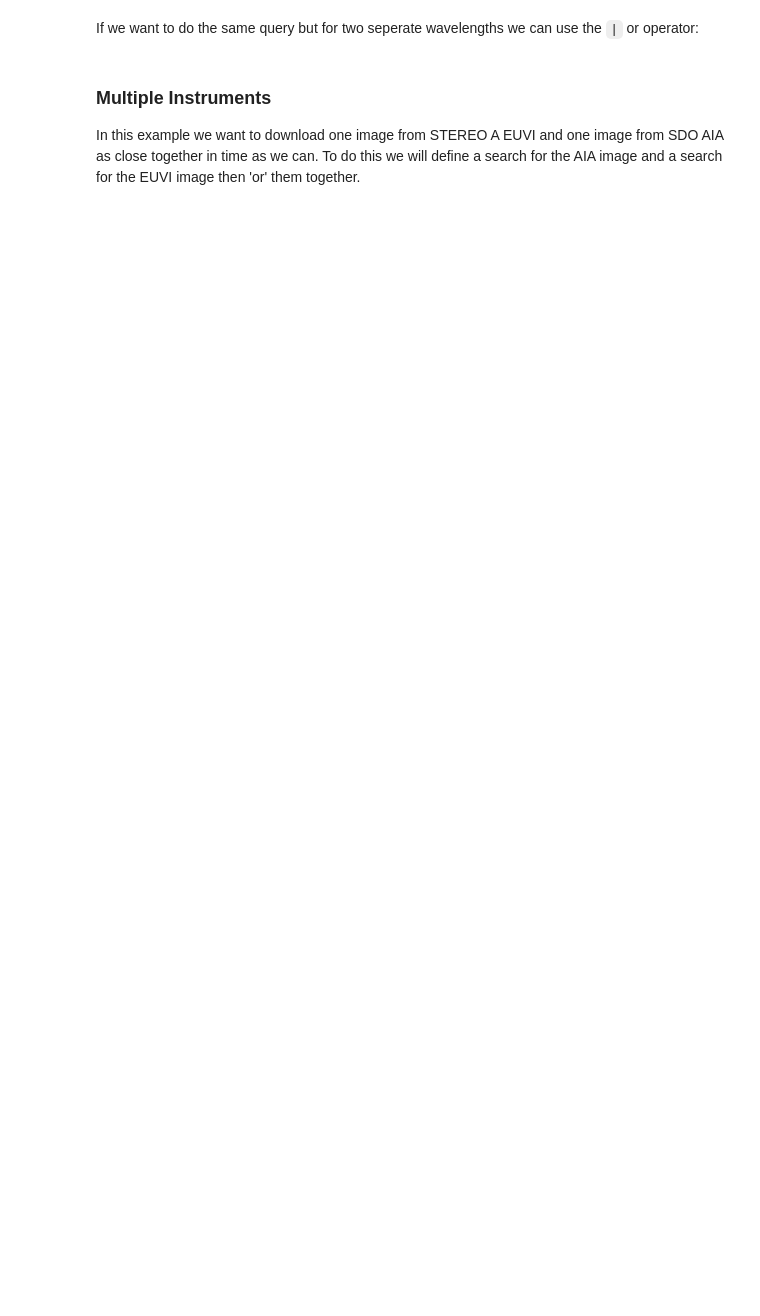
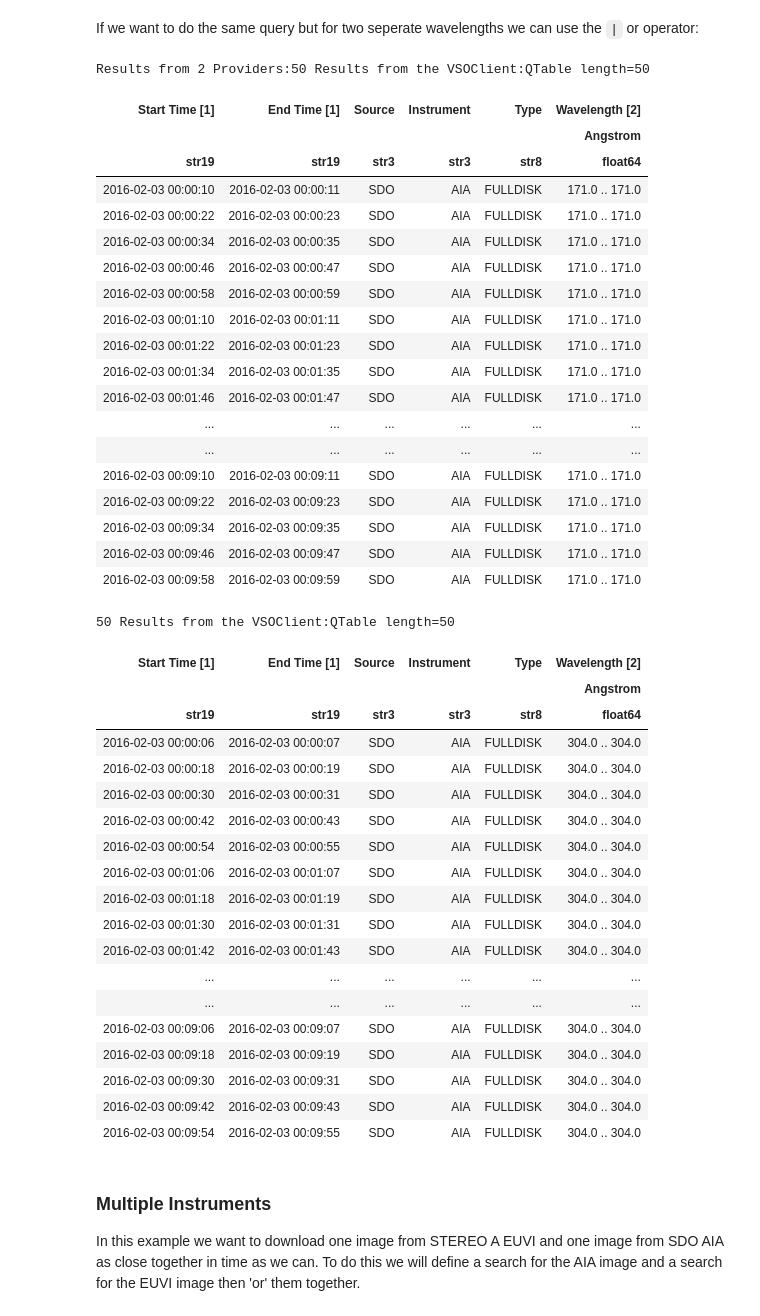
Before and after one commit to OpenAstronomy/crash_course, a Jupyter notebook: 03-SunPy2/01-VSO-Instructors.ipynb, the cells around one changed output. Cells and saved outputs as stored; diff of their text form; code cells hidden in the pictures; blank space fills up the shorter version.

```diff
--- a/03-SunPy2/01-VSO-Instructors.ipynb
+++ b/03-SunPy2/01-VSO-Instructors.ipynb
@@ -58,5 +132,5 @@ vc.query(mysearch)
 If we want to do the same query but for two seperate wavelengths we can use the `|` or operator:
 # %%
 instrument = a.Time("2016/02/03", "2016/02/03T00:10:00") & a.Instrument('AIA')
-wavelength = a.Wave(17.1*u.nm, 17.1*u.nm) | a.Wave(304*u.AA, 304*u.AA)
+wavelength = a.Wavelength(17.1*u.nm, 17.1*u.nm) | a.Wavelength(304*u.AA, 304*u.AA)
 mysearch = instrument & wavelength
@@ -65,3 +137,46 @@ vc.query(mysearch)
+# %%
+Fido.search(mysearch)
+# %% [output]
+Results from 2 Providers:50 Results from the VSOClient:QTable length=50
+| Start Time [1] | End Time [1] | Source | Instrument | Type | Wavelength [2] |
+|  |  |  |  |  | Angstrom |
+| str19 | str19 | str3 | str3 | str8 | float64 |
+| 2016-02-03 00:00:10 | 2016-02-03 00:00:11 | SDO | AIA | FULLDISK | 171.0 .. 171.0 |
+| 2016-02-03 00:00:22 | 2016-02-03 00:00:23 | SDO | AIA | FULLDISK | 171.0 .. 171.0 |
+| 2016-02-03 00:00:34 | 2016-02-03 00:00:35 | SDO | AIA | FULLDISK | 171.0 .. 171.0 |
+| 2016-02-03 00:00:46 | 2016-02-03 00:00:47 | SDO | AIA | FULLDISK | 171.0 .. 171.0 |
+| 2016-02-03 00:00:58 | 2016-02-03 00:00:59 | SDO | AIA | FULLDISK | 171.0 .. 171.0 |
+| 2016-02-03 00:01:10 | 2016-02-03 00:01:11 | SDO | AIA | FULLDISK | 171.0 .. 171.0 |
+| 2016-02-03 00:01:22 | 2016-02-03 00:01:23 | SDO | AIA | FULLDISK | 171.0 .. 171.0 |
+| 2016-02-03 00:01:34 | 2016-02-03 00:01:35 | SDO | AIA | FULLDISK | 171.0 .. 171.0 |
+| 2016-02-03 00:01:46 | 2016-02-03 00:01:47 | SDO | AIA | FULLDISK | 171.0 .. 171.0 |
+| ... | ... | ... | ... | ... | ... |
+| ... | ... | ... | ... | ... | ... |
+| 2016-02-03 00:09:10 | 2016-02-03 00:09:11 | SDO | AIA | FULLDISK | 171.0 .. 171.0 |
+| 2016-02-03 00:09:22 | 2016-02-03 00:09:23 | SDO | AIA | FULLDISK | 171.0 .. 171.0 |
+| 2016-02-03 00:09:34 | 2016-02-03 00:09:35 | SDO | AIA | FULLDISK | 171.0 .. 171.0 |
+| 2016-02-03 00:09:46 | 2016-02-03 00:09:47 | SDO | AIA | FULLDISK | 171.0 .. 171.0 |
+| 2016-02-03 00:09:58 | 2016-02-03 00:09:59 | SDO | AIA | FULLDISK | 171.0 .. 171.0 |
+50 Results from the VSOClient:QTable length=50
+| Start Time [1] | End Time [1] | Source | Instrument | Type | Wavelength [2] |
+|  |  |  |  |  | Angstrom |
+| str19 | str19 | str3 | str3 | str8 | float64 |
+| 2016-02-03 00:00:06 | 2016-02-03 00:00:07 | SDO | AIA | FULLDISK | 304.0 .. 304.0 |
+| 2016-02-03 00:00:18 | 2016-02-03 00:00:19 | SDO | AIA | FULLDISK | 304.0 .. 304.0 |
+| 2016-02-03 00:00:30 | 2016-02-03 00:00:31 | SDO | AIA | FULLDISK | 304.0 .. 304.0 |
+| 2016-02-03 00:00:42 | 2016-02-03 00:00:43 | SDO | AIA | FULLDISK | 304.0 .. 304.0 |
+| 2016-02-03 00:00:54 | 2016-02-03 00:00:55 | SDO | AIA | FULLDISK | 304.0 .. 304.0 |
+| 2016-02-03 00:01:06 | 2016-02-03 00:01:07 | SDO | AIA | FULLDISK | 304.0 .. 304.0 |
+| 2016-02-03 00:01:18 | 2016-02-03 00:01:19 | SDO | AIA | FULLDISK | 304.0 .. 304.0 |
+| 2016-02-03 00:01:30 | 2016-02-03 00:01:31 | SDO | AIA | FULLDISK | 304.0 .. 304.0 |
+| 2016-02-03 00:01:42 | 2016-02-03 00:01:43 | SDO | AIA | FULLDISK | 304.0 .. 304.0 |
+| ... | ... | ... | ... | ... | ... |
+| ... | ... | ... | ... | ... | ... |
+| 2016-02-03 00:09:06 | 2016-02-03 00:09:07 | SDO | AIA | FULLDISK | 304.0 .. 304.0 |
+| 2016-02-03 00:09:18 | 2016-02-03 00:09:19 | SDO | AIA | FULLDISK | 304.0 .. 304.0 |
+| 2016-02-03 00:09:30 | 2016-02-03 00:09:31 | SDO | AIA | FULLDISK | 304.0 .. 304.0 |
+| 2016-02-03 00:09:42 | 2016-02-03 00:09:43 | SDO | AIA | FULLDISK | 304.0 .. 304.0 |
+| 2016-02-03 00:09:54 | 2016-02-03 00:09:55 | SDO | AIA | FULLDISK | 304.0 .. 304.0 |
 # %% [markdown]
 ### Multiple Instruments
 
```
Also changed, not shown: parts of 17 cells of this notebook, 3 other files.
